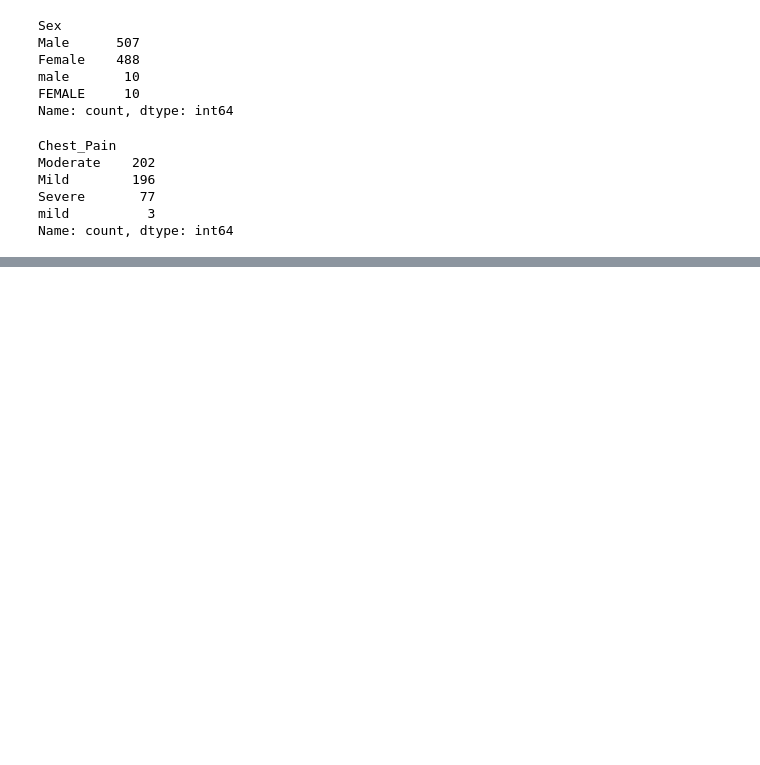
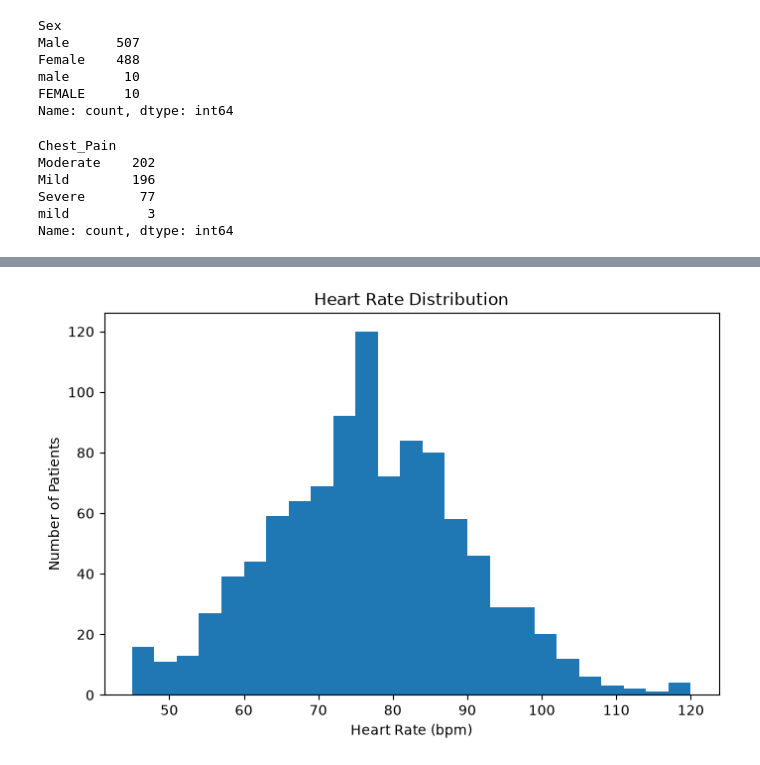
Before and after one commit to janakisingh-bme/Machine_Learning, a Jupyter notebook: notebooks/cardiovascular.ipynb, the cells around one changed output, grey strips where cells are left out. Saved outputs shown, nothing was run; the diff lists cells and outputs as text; code cells hidden in the pictures; blank space fills up the shorter version.

```diff
--- a/notebooks/cardiovascular.ipynb
+++ b/notebooks/cardiovascular.ipynb
@@ -118,0 +439,15 @@ Name: count, dtype: int64
+# %%
+plt.figure(figsize=(8, 5))
+
+plt.hist(
+    clean_df["Heart_Rate_bpm"],
+    bins=25
+)
+
+plt.title("Heart Rate Distribution")
+plt.xlabel("Heart Rate (bpm)")
+plt.ylabel("Number of Patients")
+
+plt.show()
+# %% [output]
+[figure, added]
```
Also changed, not shown: parts of 106 cells of this notebook.
